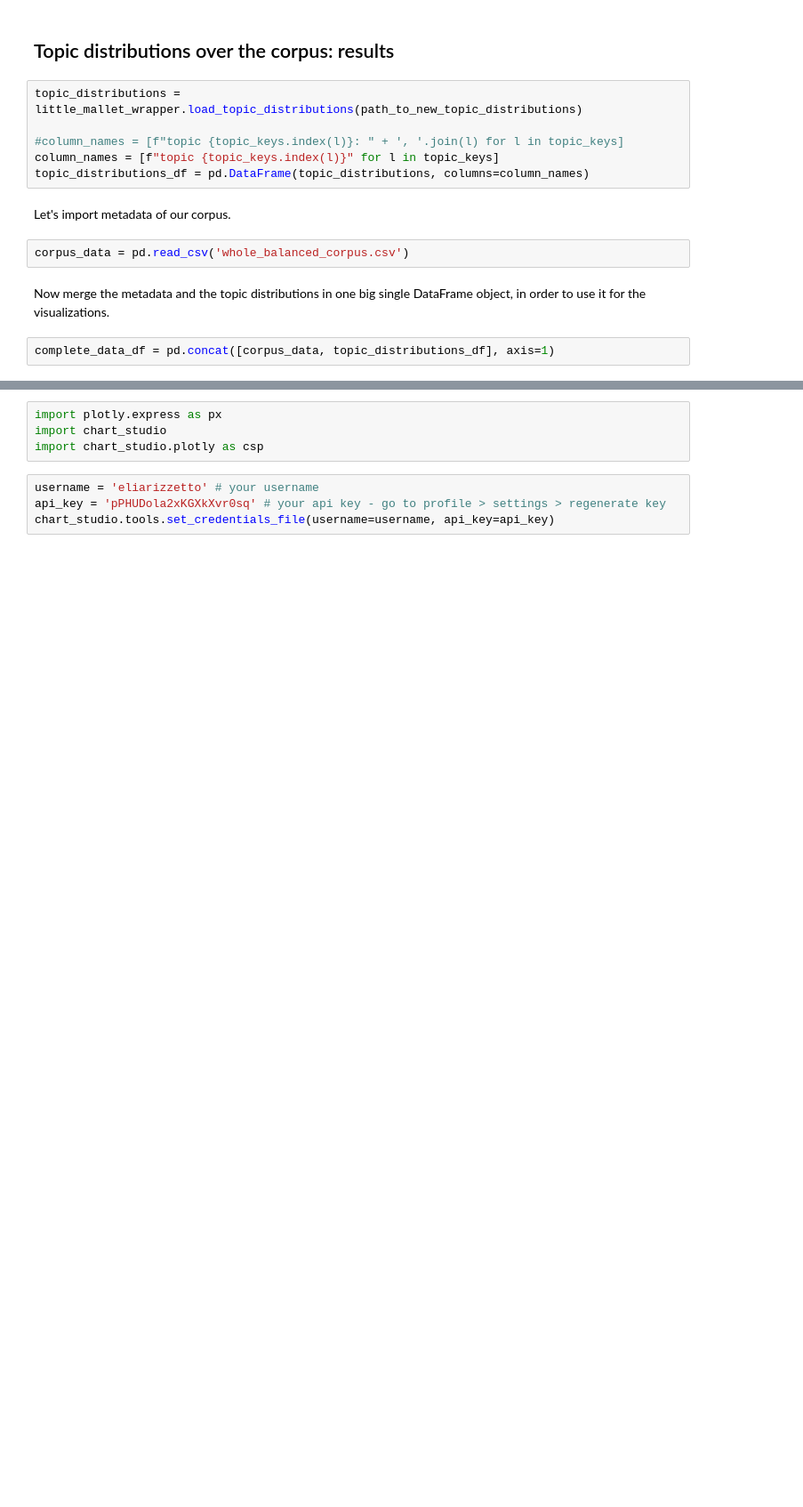
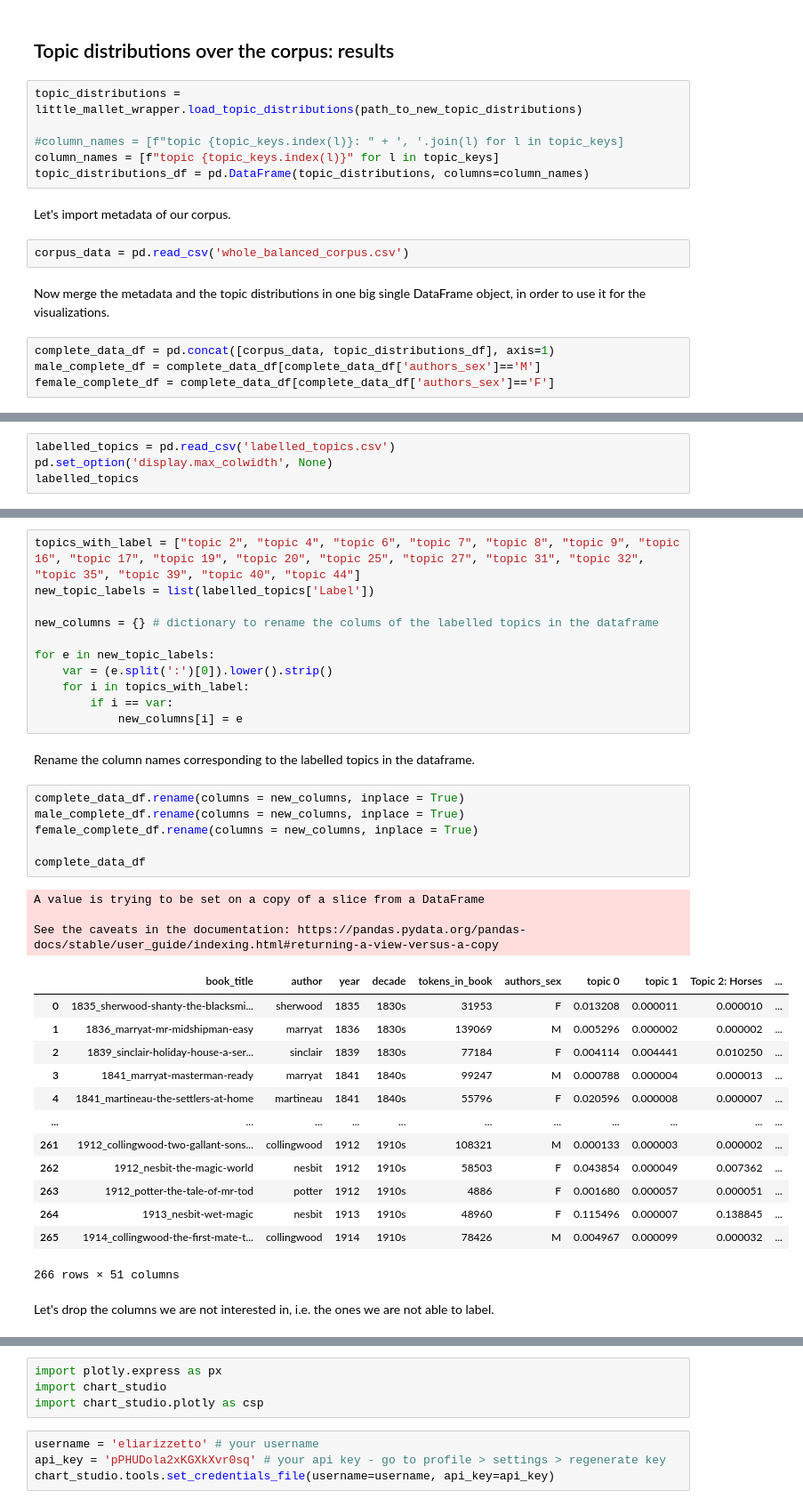
Before and after one commit to gobbykid/tm, a Jupyter notebook: tm_process.ipynb, the cells around one changed output, grey strips where cells are left out. Shown at 89% size. Cells and saved outputs as stored; diff of their text form; blank space fills up the shorter version.

```diff
--- a/tm_process.ipynb
+++ b/tm_process.ipynb
@@ -361,3 +365,5 @@ corpus_data = pd.read_csv('whole_balanced_corpus.csv')
 Now merge the metadata and the topic distributions in one big single DataFrame object, in order to use it for the visualizations.
 # %%
 complete_data_df = pd.concat([corpus_data, topic_distributions_df], axis=1)
+male_complete_df = complete_data_df[complete_data_df['authors_sex']=='M']
+female_complete_df = complete_data_df[complete_data_df['authors_sex']=='F']
@@ -363,0 +396,4 @@ complete_data_df = pd.concat([corpus_data, topic_distributions_df], axis=1)
+# %%
+labelled_topics = pd.read_csv('labelled_topics.csv')
+pd.set_option('display.max_colwidth', None)
+labelled_topics
@@ -363,0 +418,38 @@ complete_data_df = pd.concat([corpus_data, topic_distributions_df], axis=1)
+# %%
+topics_with_label = ["topic 2", "topic 4", "topic 6", "topic 7", "topic 8", "topic 9", "topic 16", "topic 17", "topic 19", "topic 20", "topic 25", "topic 27", "topic 31", "topic 32", "topic 35", "topic 39", "topic 40", "topic 44"]
+new_topic_labels = list(labelled_topics['Label'])
+
+new_columns = {} # dictionary to rename the colums of the labelled topics in the dataframe
+
+for e in new_topic_labels:
+    var = (e.split(':')[0]).lower().strip()
+    for i in topics_with_label:
+        if i == var:
+            new_columns[i] = e
+# %% [markdown]
+Rename the column names corresponding to the labelled topics in the dataframe.
+# %%
+complete_data_df.rename(columns = new_columns, inplace = True)
+male_complete_df.rename(columns = new_columns, inplace = True)
+female_complete_df.rename(columns = new_columns, inplace = True)
+
+complete_data_df
+# %% [output]
+A value is trying to be set on a copy of a slice from a DataFrame
+
+See the caveats in the documentation: https://pandas.pydata.org/pandas-docs/stable/user_guide/indexing.html#returning-a-view-versus-a-copy
+|  | book_title | author | year | decade | tokens_in_book | authors_sex | topic 0 | topic 1 | Topic 2: Horses | ... |
+| 0 | 1835_sherwood-shanty-the-blacksmi... | sherwood | 1835 | 1830s | 31953 | F | 0.013208 | 0.000011 | 0.000010 | ... |
+| 1 | 1836_marryat-mr-midshipman-easy | marryat | 1836 | 1830s | 139069 | M | 0.005296 | 0.000002 | 0.000002 | ... |
+| 2 | 1839_sinclair-holiday-house-a-ser... | sinclair | 1839 | 1830s | 77184 | F | 0.004114 | 0.004441 | 0.010250 | ... |
+| 3 | 1841_marryat-masterman-ready | marryat | 1841 | 1840s | 99247 | M | 0.000788 | 0.000004 | 0.000013 | ... |
+| 4 | 1841_martineau-the-settlers-at-home | martineau | 1841 | 1840s | 55796 | F | 0.020596 | 0.000008 | 0.000007 | ... |
+| ... | ... | ... | ... | ... | ... | ... | ... | ... | ... | ... |
+| 261 | 1912_collingwood-two-gallant-sons... | collingwood | 1912 | 1910s | 108321 | M | 0.000133 | 0.000003 | 0.000002 | ... |
+| 262 | 1912_nesbit-the-magic-world | nesbit | 1912 | 1910s | 58503 | F | 0.043854 | 0.000049 | 0.007362 | ... |
+| 263 | 1912_potter-the-tale-of-mr-tod | potter | 1912 | 1910s | 4886 | F | 0.001680 | 0.000057 | 0.000051 | ... |
+| 264 | 1913_nesbit-wet-magic | nesbit | 1913 | 1910s | 48960 | F | 0.115496 | 0.000007 | 0.138845 | ... |
+| 265 | 1914_collingwood-the-first-mate-t... | collingwood | 1914 | 1910s | 78426 | M | 0.004967 | 0.000099 | 0.000032 | ... |
+266 rows × 51 columns
+# %% [markdown]
+Let's drop the columns we are not interested in, i.e. the ones we are not able to label.
```
Also changed, not shown: parts of 29 cells of this notebook, 1 other file.
